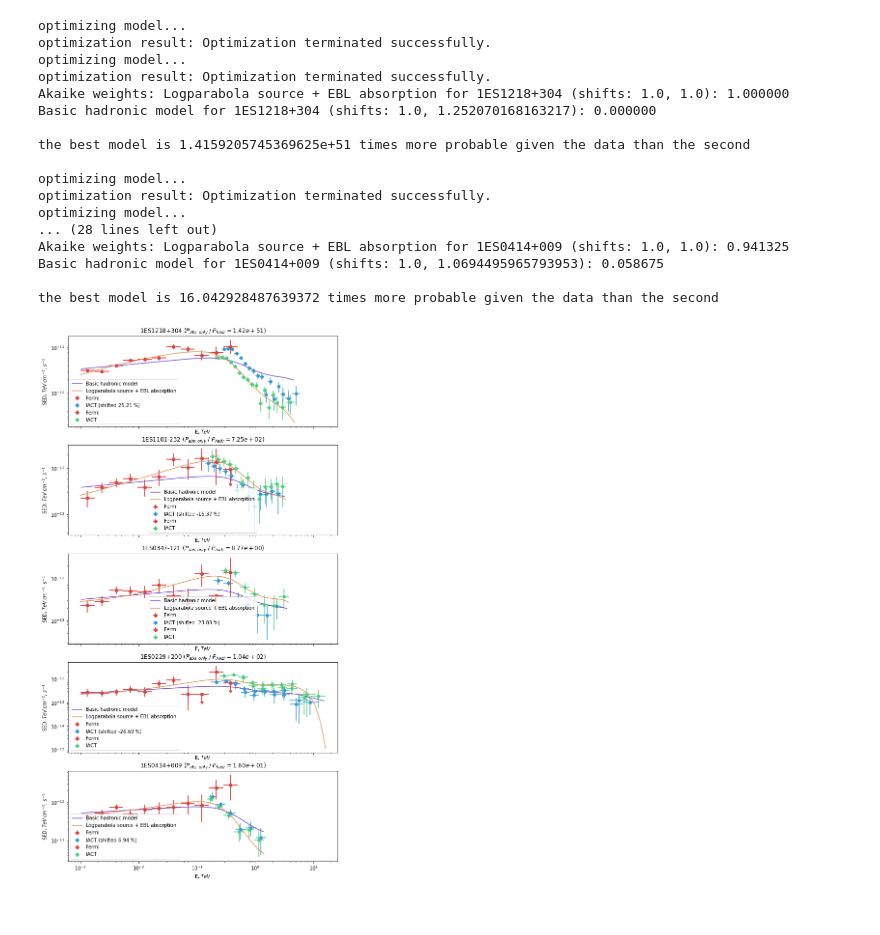
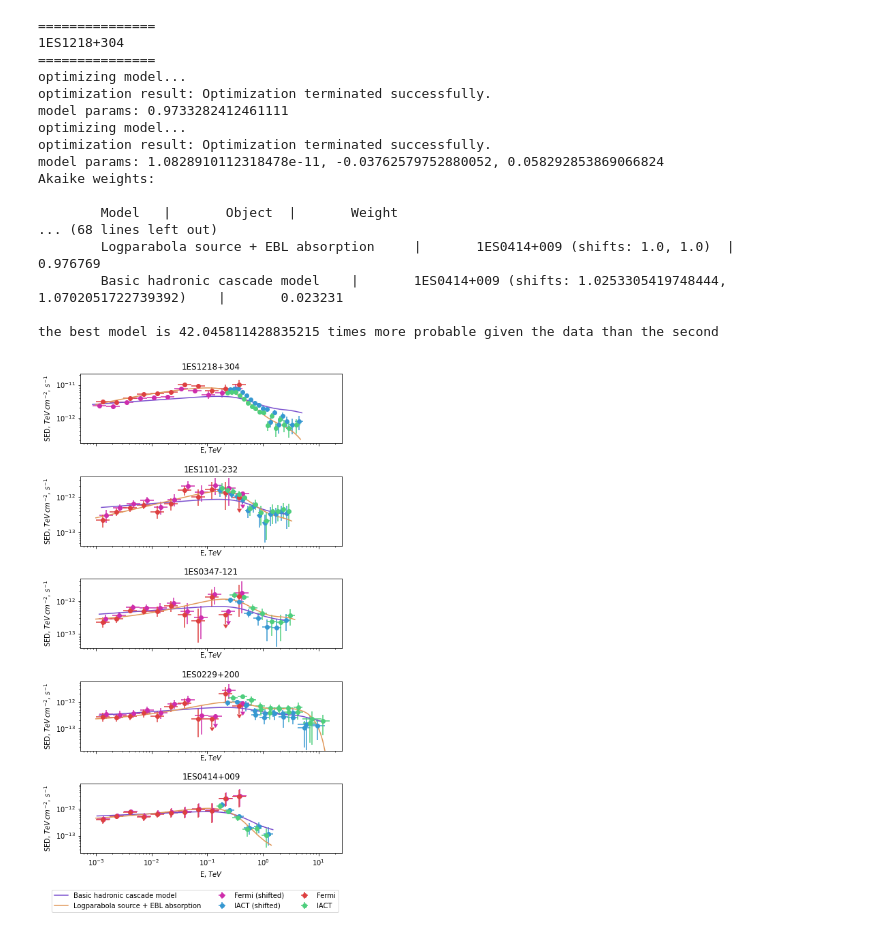
Before and after one commit to nj-vs-vh/kill-basic-hadronic-model, a Jupyter notebook: objectwise-model-comparison.ipynb, the cells around one changed output. Drawn from its saved outputs; the diff is of its cells as text; code cells hidden in the pictures.

```diff
--- a/objectwise-model-comparison.ipynb
+++ b/objectwise-model-comparison.ipynb
@@ -21,15 +18,20 @@ _ = reload(fitting)
 # %%
-n_plots = len(exp.all_objects)
-fig, axes = plt.subplots(nrows=n_plots, ncols=1, sharex=True, figsize=(10, n_plots*4))
+shifted_obj_lists = []
+fitted_model_lists = []
+p_fractions = []
 
-for obj, ax in zip(exp.all_objects, axes):
-# for obj, ax in zip([exp.all_objects[0]], [axes[0]]):
+for obj in exp.all_objects:
+    print('=' * 15)
+    print(obj.name)
+    print('=' * 15)
+
     obj_models = [
         models.BasicHadronicModelSED.at_z(obj.z),
         models.LogparabolaThroughEblSED.for_object(obj),
     ]
     exp_E_varying_configs = [
-        fitting.ExpSedEnergyVaryingConfig.for_object(obj, default=True, fix=['Fermi']),
+        # fitting.ExpSedEnergyVaryingConfig.for_object(obj, default=True, fix=['Fermi']),
+        fitting.ExpSedEnergyVaryingConfig.for_object(obj, default=True),
         fitting.ExpSedEnergyVaryingConfig.for_object(obj, default=False),
     ]
 
@@ -39,6 +41,7 @@ for obj, ax in zip(exp.all_objects, axes):
         model_params, E_factors = fitting.fit_model_to_object(
             obj, model, exp_E_varying=exp_E_varying
         )
+        print(f'model params: {", ".join(str(p) for p in model_params)}')
         model.set_parameters(*model_params)
         shifted_objs.append(obj.with_E_factors(*E_factors))
 
@@ -47,35 +50,52 @@ for obj, ax in zip(exp.all_objects, axes):
     )
 
     prob_ratio = aw[0] / aw[1]
+    p_fractions.append(prob_ratio)
     print(f'\nthe best model is {prob_ratio} times more probable given the data than the second\n')
 
-    # fig, ax = plt.subplots(figsize=(8, 6))
-
-    for obj_shifted, model in zip(shifted_objs, obj_models):
-        obj_shifted.plot(ax)
-        model.plot(ax, obj.E_min, obj.E_max)
-
-    ax.set_title(obj.name + f' ($P_{{abs. only}} \; / \; P_{{hadr}} = {prob_ratio:.2e}$)')
-    ax.legend()
-
-
-fig.savefig('./pics/object-wise-fits.pdf')
+    shifted_obj_lists.append(shifted_objs)
+    fitted_model_lists.append(obj_models)
 # %% [output]
+===============
+1ES1218+304
+===============
 optimizing model...
 optimization result: Optimization terminated successfully.
+model params: 0.9733282412461111
 optimizing model...
 optimization result: Optimization terminated successfully.
-Akaike weights: Logparabola source + EBL absorption for 1ES1218+304 (shifts: 1.0, 1.0): 1.000000
-Basic hadronic model for 1ES1218+304 (shifts: 1.0, 1.252070168163217): 0.000000
+model params: 1.0828910112318478e-11, -0.03762579752880052, 0.058292853869066824
+Akaike weights:
 
-the best model is 1.4159205745369625e+51 times more probable given the data than the second
+        Model   |       Object  |       Weight
+... (68 lines left out)
+        Logparabola source + EBL absorption     |       1ES0414+009 (shifts: 1.0, 1.0)  |       0.976769
+        Basic hadronic cascade model    |       1ES0414+009 (shifts: 1.0253305419748444, 1.0702051722739392)    |       0.023231
 
-optimizing model...
-optimization result: Optimization terminated successfully.
-optimizing model...
-... (28 lines left out)
-Akaike weights: Logparabola source + EBL absorption for 1ES0414+009 (shifts: 1.0, 1.0): 0.941325
-Basic hadronic model for 1ES0414+009 (shifts: 1.0, 1.0694495965793953): 0.058675
-
-the best model is 16.042928487639372 times more probable given the data than the second
+the best model is 42.045811428835215 times more probable given the data than the second
-[figure, removed]
+# %%
+n_plots = len(exp.all_objects)
+
+fig, axes = plt.subplots(
+    nrows=n_plots + 1, ncols=1, sharex=True, figsize=(6.5, n_plots*2.3),
+    gridspec_kw={'height_ratios': [1] * n_plots + [0.2]},
+)
+
+for ax, shifted_objs, obj_models in zip(axes, shifted_obj_lists, fitted_model_lists):
+    for obj_shifted, model in zip(shifted_objs, obj_models):
+        model.plot(ax, *utils.enlarge_log_interval(obj_shifted.E_min, obj_shifted.E_max, pad=0))
+        obj_shifted.plot(ax, adjust_ylim_with_pad=0.2)
+    ax.set_title(obj_shifted.name)
+
+ax.tick_params(axis='x', labelbottom=True)
+
+legend_ax = axes[-1]
+handles, labels = ax.get_legend_handles_labels()
+legend_ax.legend(handles, labels, ncol=3)
+legend_ax.set_axis_off()
+
+plt.tight_layout()
+
+fig.savefig('./pics/objectwise-fits.pdf', bbox_inches='tight', pad_inches=0)
+# %% [output]
+[figure, added]
```
Also changed, not shown: parts of 3 cells of this notebook, 10 other files.
